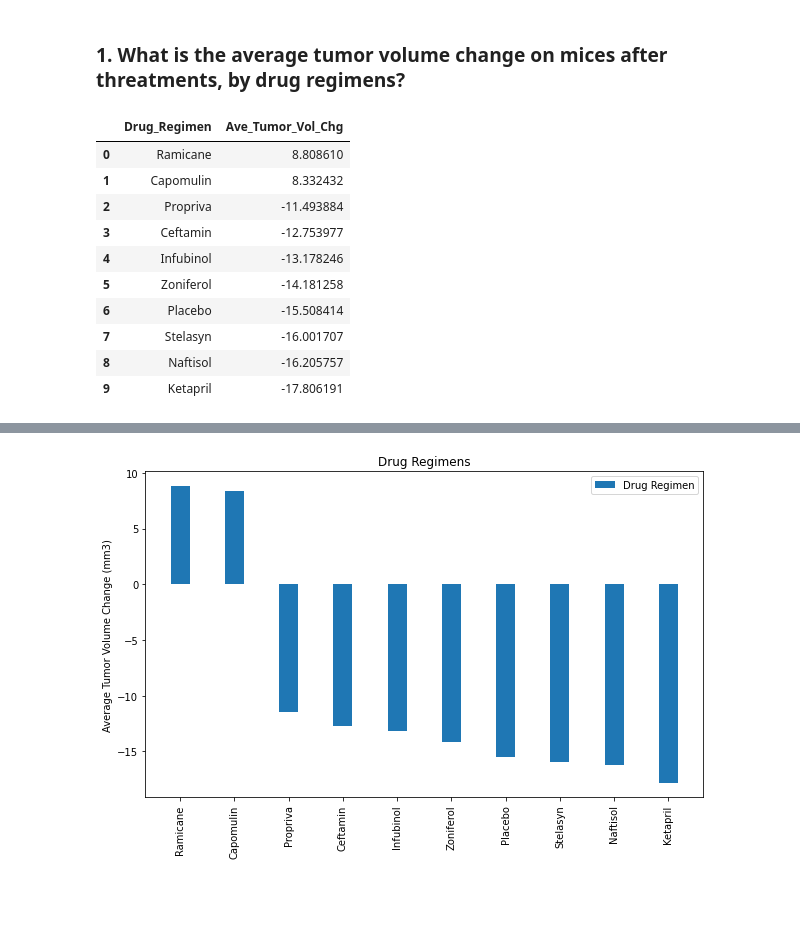
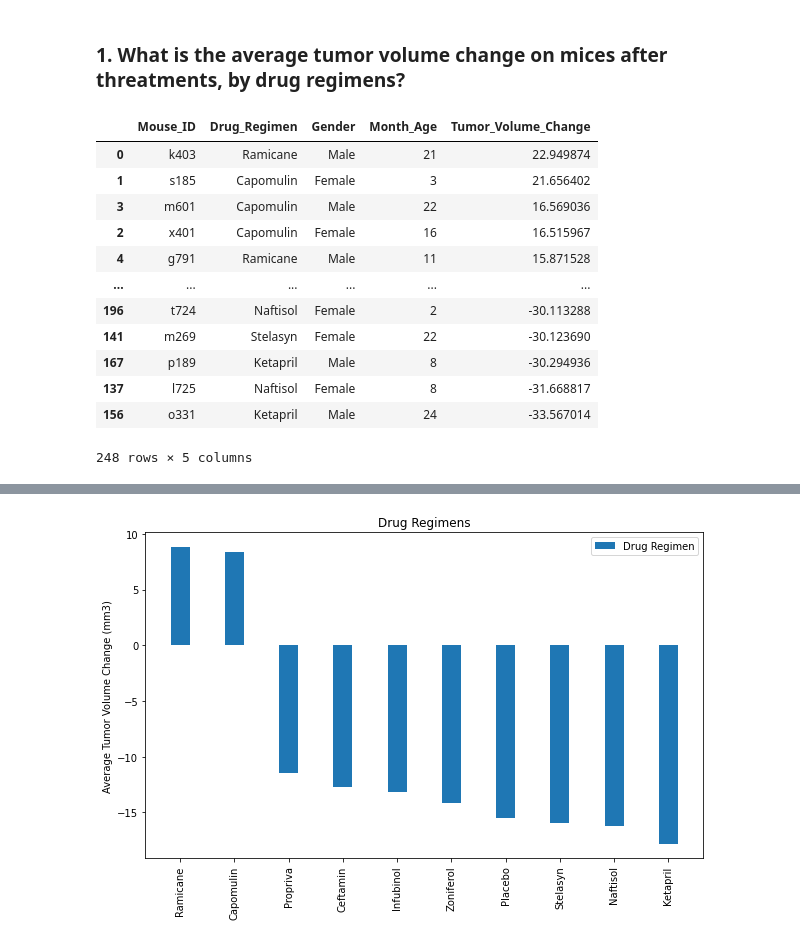
Before and after one commit to warshophysical/Pymaceuticals, a Jupyter notebook: pharma.ipynb, the cells around one changed output, grey strips where cells are left out. Saved outputs shown, nothing was run; the diff lists cells and outputs as text; code cells hidden in the pictures; blank space fills up the shorter version.

Commit message:
Data Analysis
2. What is the number of threatment applied to male and female mices, by drug regimens?

```diff
--- a/pharma.ipynb
+++ b/pharma.ipynb
@@ -92,50 +93,44 @@ listMouseDrugRegimen=[]
 listMouseChangedTumorVolume=[]
 listMouseGender=[]
 listMouseAge=[]
 for i in range(len(listMouseID)):
     dfMouse=dfCleanedData.loc[dfCleanedData["Mouse_ID"]==listMouseID[i]]
     dfMouse=dfMouse.reset_index(drop=True)
 
     drugRegimen=dfMouse["Drug_Regimen"][0]
     listMouseDrugRegimen.append(drugRegimen)
 
     genderMouse=dfMouse["Sex"][0]
     listMouseGender.append(genderMouse)
 
     ageMouse=dfMouse["Age_Months"][0]
     listMouseAge.append(ageMouse)
 
 
     lengthTimepoint=len(dfMouse["Timepoint"])-1
     changedTumorVolume=(dfMouse["Tumor_Volume"][0])-(dfMouse["Tumor_Volume"][lengthTimepoint])
     listMouseChangedTumorVolume.append(changedTumorVolume)
 
 # dfThreatment was generated to show Tumor_Volume_Change by Mouse_ID
 
 dfThreatment=pd.DataFrame({"Mouse_ID":listMouseID,
                             "Drug_Regimen":listMouseDrugRegimen,
                             "Gender":listMouseGender,
                             "Month_Age":listMouseAge,
                             "Tumor_Volume_Change":listMouseChangedTumorVolume})
 dfThreatment=dfThreatment.sort_values(by="Tumor_Volume_Change",ascending=False)
-
-# Average Tumor_Volume_Change was calculated, by drug regimes.
-
-dfAverageVolumeChange=dfThreatment.loc[:,["Drug_Regimen","Tumor_Volume_Change"]].groupby(["Drug_Regimen"]).mean()
-dfAverageVolumeChange=dfAverageVolumeChange.reset_index()
-dfAverageVolumeChange=dfAverageVolumeChange.sort_values(by="Tumor_Volume_Change",ascending=False)
-dfAverageVolumeChange=dfAverageVolumeChange.reset_index(drop=True)
-dfAverageVolumeChange=dfAverageVolumeChange.rename(columns={"Tumor_Volume_Change":"Ave_Tumor_Vol_Chg"})
-dfAverageVolumeChange
+dfThreatment
 # %% [output]
-|  | Drug_Regimen | Ave_Tumor_Vol_Chg |
-| 0 | Ramicane | 8.808610 |
-| 1 | Capomulin | 8.332432 |
-| 2 | Propriva | -11.493884 |
-| 3 | Ceftamin | -12.753977 |
-| 4 | Infubinol | -13.178246 |
-| 5 | Zoniferol | -14.181258 |
-| 6 | Placebo | -15.508414 |
-| 7 | Stelasyn | -16.001707 |
-| 8 | Naftisol | -16.205757 |
-| 9 | Ketapril | -17.806191 |
+|  | Mouse_ID | Drug_Regimen | Gender | Month_Age | Tumor_Volume_Change |
+| 0 | k403 | Ramicane | Male | 21 | 22.949874 |
+| 1 | s185 | Capomulin | Female | 3 | 21.656402 |
+| 3 | m601 | Capomulin | Male | 22 | 16.569036 |
+| 2 | x401 | Capomulin | Female | 16 | 16.515967 |
+| 4 | g791 | Ramicane | Male | 11 | 15.871528 |
+| ... | ... | ... | ... | ... | ... |
+| 196 | t724 | Naftisol | Female | 2 | -30.113288 |
+| 141 | m269 | Stelasyn | Female | 22 | -30.123690 |
+| 167 | p189 | Ketapril | Male | 8 | -30.294936 |
+| 137 | l725 | Naftisol | Female | 8 | -31.668817 |
+| 156 | o331 | Ketapril | Male | 24 | -33.567014 |
+248 rows × 5 columns
```
Also changed, not shown: parts of 7 cells of this notebook.
